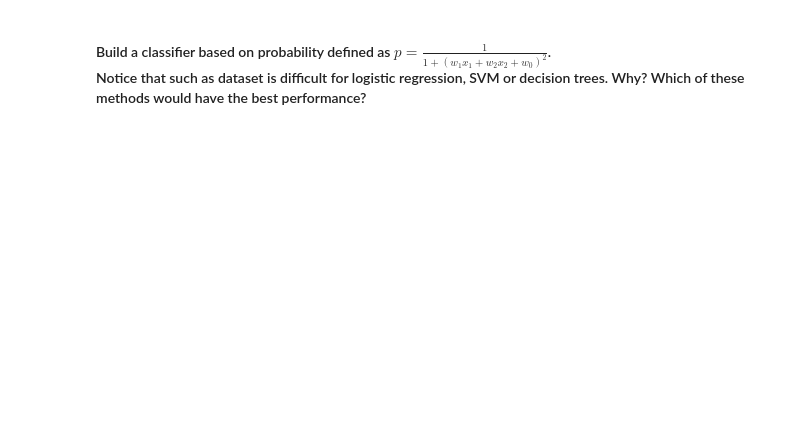
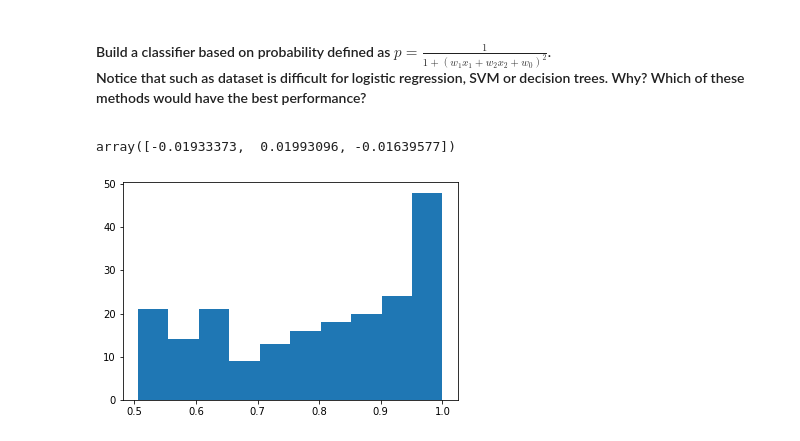
Before and after one commit to adkwazar/current, a Jupyter notebook: revision.ipynb, the cells around one changed output. Cells and saved outputs as stored; diff of their text form; code cells hidden in the pictures; blank space fills up the shorter version.

```diff
--- a/revision.ipynb
+++ b/revision.ipynb
@@ -44,3 +75,13 @@ we built two logistic regression models:
 What is the probability of y=1 provided x=2 according to both models? (write expression only)
 
 Calculte $BCE$ for both models. (write expression only)
+# %%
+x = np.array([1,2,3])
+y = np.array([0,0,1])
+
+p1 = 1/(1+np.exp(-47*x+116))
+p2 = 1/(1+np.exp(-5*x+3))
+
+print(p1)
+print()
+print(p2)
@@ -93,3 +237,37 @@ plt.show()
 <h4> Build a classifier based on probability defined as $p = \frac{1}{1+(w_1x_1+w_2x_2+w_0)^2}$.
 
 Notice that such as dataset is difficult for logistic regression, SVM or decision trees. Why? Which of these methods would have the best performance?
+# %%
+import numpy as np
+from scipy.optimize import minimize
+
+
+class Model:
+
+    def loss(self, X, y, W):
+        L = 0
+        N = len(X)
+        for i in range(N):
+            p = 1/(1+(sum(W*np.append(X[i],1)))**2)
+            L += y[i]*np.log(p)+(1-y[i])*np.log(1-p)
+        L = (-1/N)*L
+        return L
+
+    def predict_p(self, W, x):
+        return  1/(1+(sum(W*np.append(x,1)))**2)
+
+    def estimate_params(self, X, y):
+        res = minimize(lambda w: self.loss(X,y,w), [1,1,1], method='SLSQP')
+        return res.x
+# %%
+from sklearn.model_selection import train_test_split
+
+t = Model()
+t.estimate_params(X_train, y_train)
+# %% [output]
+array([-0.01933373,  0.01993096, -0.01639577])
+# %%
+plt.hist([t.predict_p([-0.01933373,  0.01993096, -0.01639577],X1[i]) for i in range(len(X1))])
+plt.show()
+# %% [output]
+[figure, added]
```
Also changed, not shown: parts of 29 cells of this notebook.
